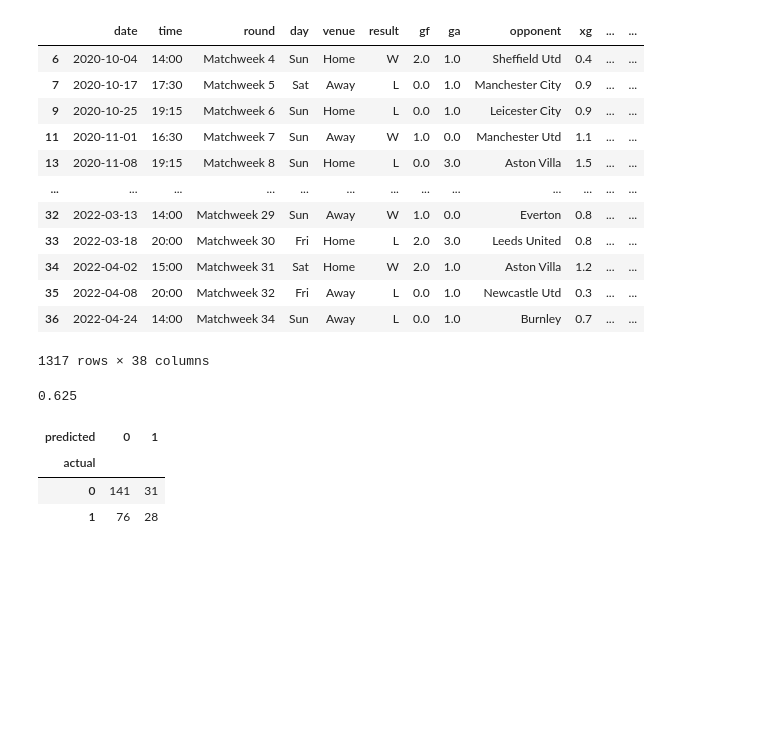
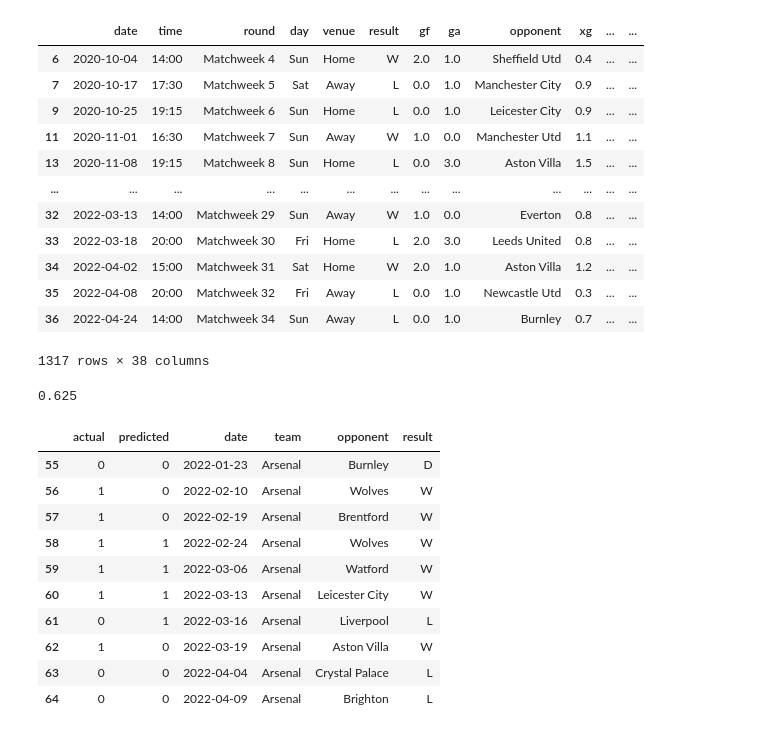
Before and after one commit to langsari/data-science-with-python-2022, a Jupyter notebook: dataset/T.kholed/PredictTeam.ipynb, the cells around one changed output. Drawn from its saved outputs; the diff is of its cells as text; code cells hidden in the pictures; blank space fills up the shorter version.

Commit message:
Update16 PredictTeam

```diff
--- a/dataset/T.kholed/PredictTeam.ipynb
+++ b/dataset/T.kholed/PredictTeam.ipynb
@@ -275,12 +275,19 @@ combined, error = make_predictions(matches_rolling, predictors + new_cols)
 error
 # %% [output]
 0.625
-# %%
-combined = pd.DataFrame(dict(actual=test["target"], predicted=preds))
-# %%
-pd.crosstab(index=combined['actual'], columns=combined['predicted'])
-# %% [output]
-| predicted | 0 | 1 |
-| actual |  |  |
-| 0 | 141 | 31 |
-| 1 | 76 | 28 |
+# %%
+combined = combined.merge(matches_rolling[["date", "team", "opponent", "result"]], left_index=True, right_index=True)
+# %%
+combined.head(10)
+# %% [output]
+|  | actual | predicted | date | team | opponent | result |
+| 55 | 0 | 0 | 2022-01-23 | Arsenal | Burnley | D |
+| 56 | 1 | 0 | 2022-02-10 | Arsenal | Wolves | W |
+| 57 | 1 | 0 | 2022-02-19 | Arsenal | Brentford | W |
+| 58 | 1 | 1 | 2022-02-24 | Arsenal | Wolves | W |
+| 59 | 1 | 1 | 2022-03-06 | Arsenal | Watford | W |
+| 60 | 1 | 1 | 2022-03-13 | Arsenal | Leicester City | W |
+| 61 | 0 | 1 | 2022-03-16 | Arsenal | Liverpool | L |
+| 62 | 1 | 0 | 2022-03-19 | Arsenal | Aston Villa | W |
+| 63 | 0 | 0 | 2022-04-04 | Arsenal | Crystal Palace | L |
+| 64 | 0 | 0 | 2022-04-09 | Arsenal | Brighton | L |
```
